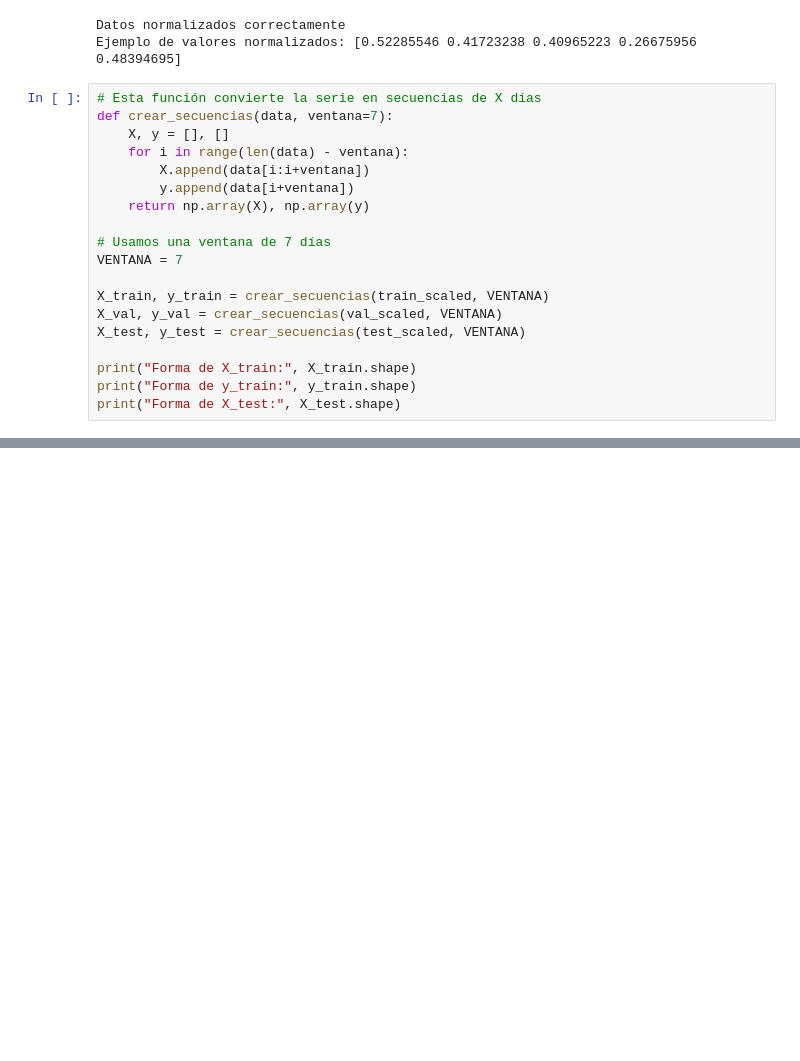
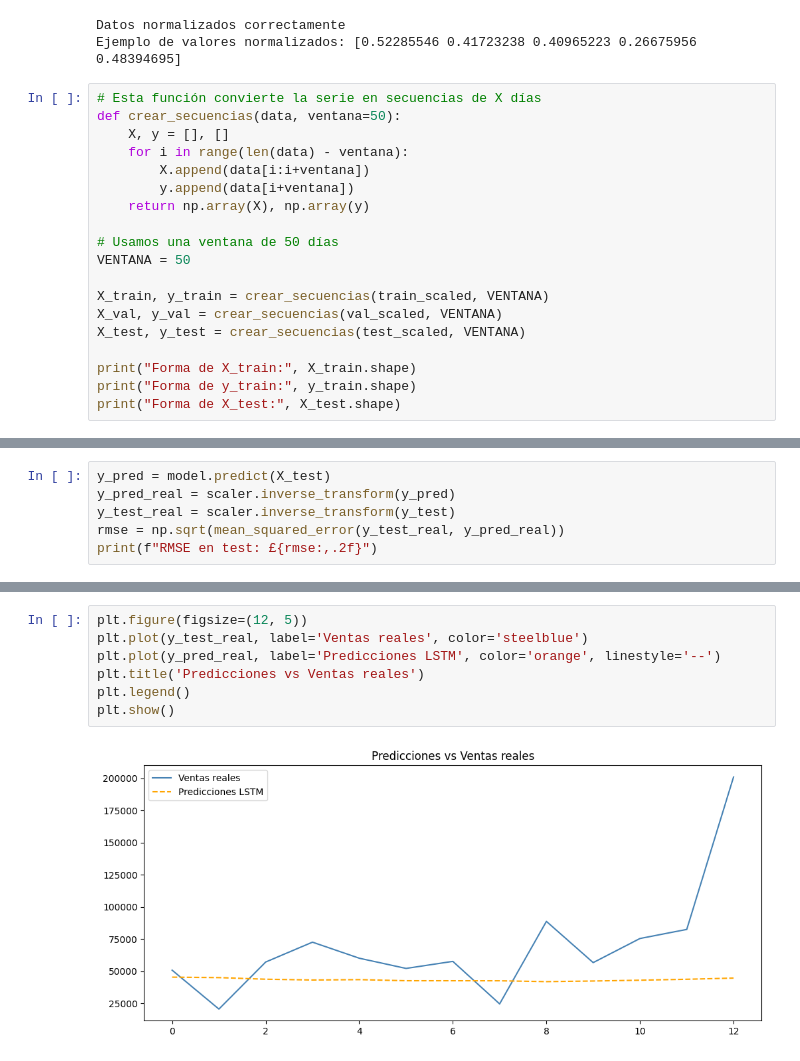
Before and after one commit to ravel01106/proyecto-master-ia-big-data, a Jupyter notebook: proyecto_ventas.ipynb, the cells around one changed output, grey strips where cells are left out. Cells and saved outputs as stored; diff of their text form; blank space fills up the shorter version.

```diff
--- a/proyecto_ventas.ipynb
+++ b/proyecto_ventas.ipynb
@@ -156,15 +164,15 @@ Datos normalizados correctamente
 Ejemplo de valores normalizados: [0.52285546 0.41723238 0.40965223 0.26675956 0.48394695]
 # %%
 # Esta función convierte la serie en secuencias de X días
-def crear_secuencias(data, ventana=7):
+def crear_secuencias(data, ventana=50):
     X, y = [], []
     for i in range(len(data) - ventana):
         X.append(data[i:i+ventana])
         y.append(data[i+ventana])
     return np.array(X), np.array(y)
 
-# Usamos una ventana de 7 días
-VENTANA = 7
+# Usamos una ventana de 50 días
+VENTANA = 50
 
 X_train, y_train = crear_secuencias(train_scaled, VENTANA)
 X_val, y_val = crear_secuencias(val_scaled, VENTANA)
@@ -213,0 +239,6 @@ print("✅ Entrenamiento completado")
+# %%
+y_pred = model.predict(X_test)
+y_pred_real = scaler.inverse_transform(y_pred)
+y_test_real = scaler.inverse_transform(y_test)
+rmse = np.sqrt(mean_squared_error(y_test_real, y_pred_real))
+print(f"RMSE en test: £{rmse:,.2f}")
@@ -213,0 +248,9 @@ print("✅ Entrenamiento completado")
+# %%
+plt.figure(figsize=(12, 5))
+plt.plot(y_test_real, label='Ventas reales', color='steelblue')
+plt.plot(y_pred_real, label='Predicciones LSTM', color='orange', linestyle='--')
+plt.title('Predicciones vs Ventas reales')
+plt.legend()
+plt.show()
+# %% [output]
+[figure, added]
```
Also changed, not shown: parts of 7 cells of this notebook, 2 other files.
